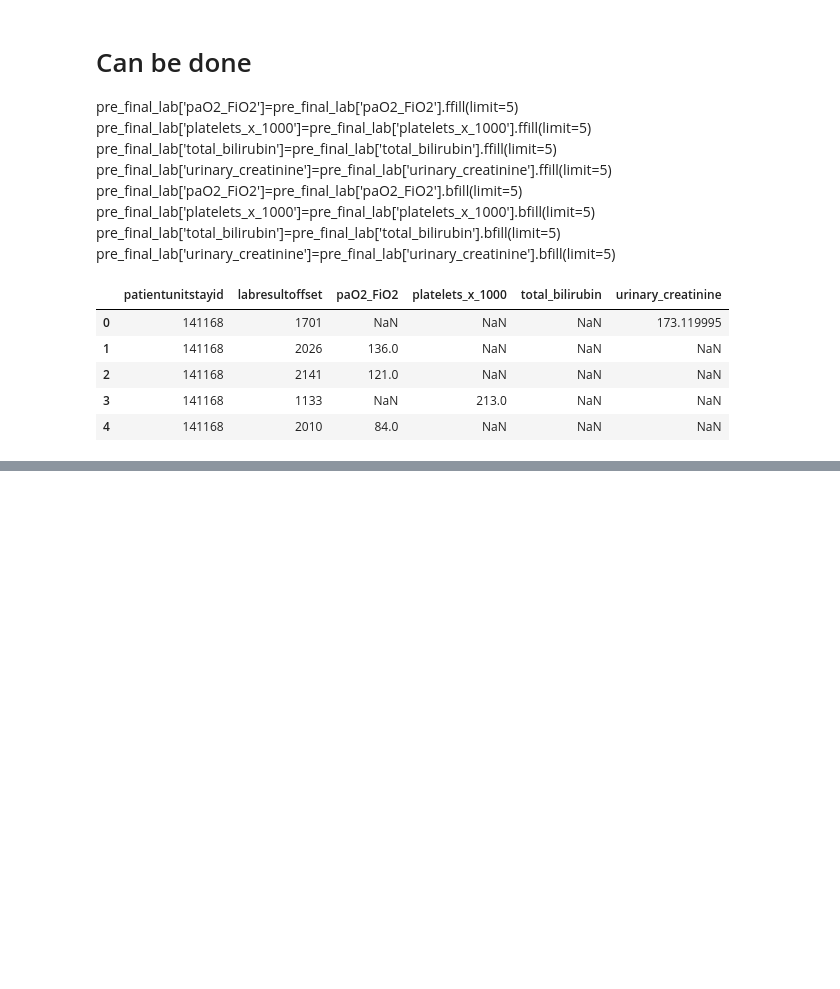
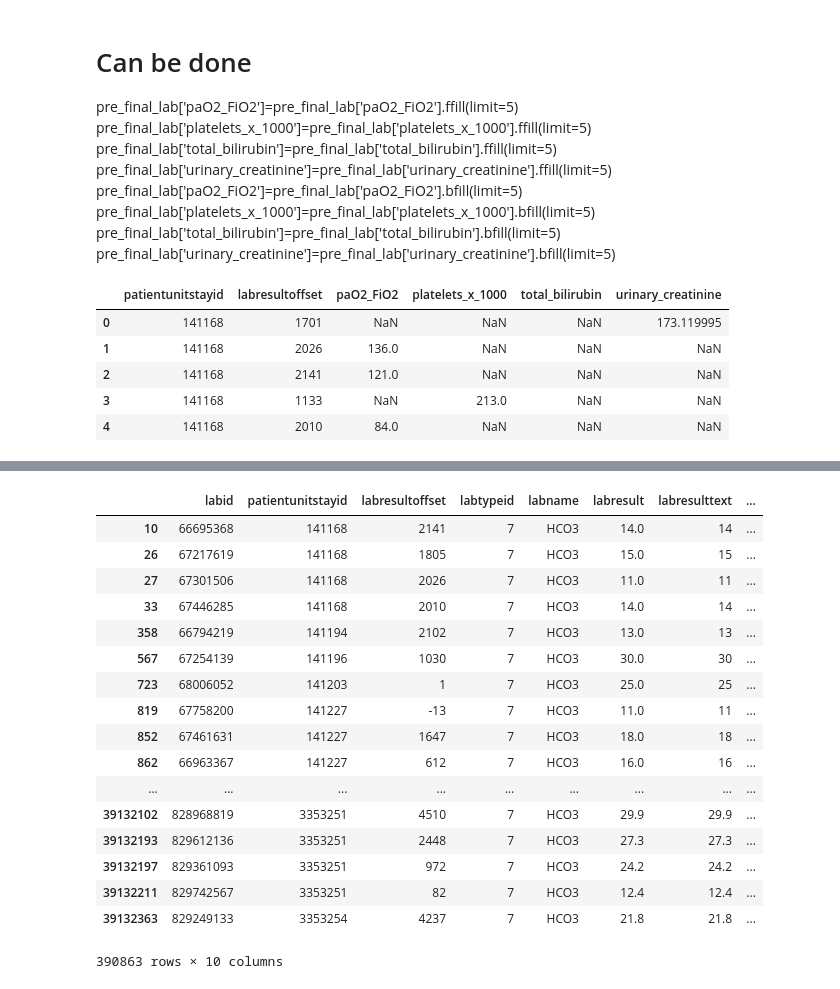
Before and after one commit to Ronet05/GSoC-CBMI-eICU, a Jupyter notebook: Labs ready.ipynb, the cells around one changed output, grey strips where cells are left out. Saved outputs shown, nothing was run; the diff lists cells and outputs as text; code cells hidden in the pictures; blank space fills up the shorter version.

Commit message:
Adding additional features to labs table

```diff
--- a/Labs ready.ipynb
+++ b/Labs ready.ipynb
@@ -109,0 +121,8 @@ pre_final_lab.head()
+# %%
+df_lab=pd.read_csv('lab.csv',chunksize=10000)
+# %%
+arr=[]
+for chunk in df_lab:
+    arr.append(chunk)
+# %%
+df_lab=pd.concat(arr,sort=False)
@@ -109,0 +138,21 @@ pre_final_lab.head()
+# %%
+df_lab.loc[df_lab['labname'].str.contains('HCO3')]
+# %% [output]
+|  | labid | patientunitstayid | labresultoffset | labtypeid | labname | labresult | labresulttext | ... |
+| 10 | 66695368 | 141168 | 2141 | 7 | HCO3 | 14.0 | 14 | ... |
+| 26 | 67217619 | 141168 | 1805 | 7 | HCO3 | 15.0 | 15 | ... |
+| 27 | 67301506 | 141168 | 2026 | 7 | HCO3 | 11.0 | 11 | ... |
+| 33 | 67446285 | 141168 | 2010 | 7 | HCO3 | 14.0 | 14 | ... |
+| 358 | 66794219 | 141194 | 2102 | 7 | HCO3 | 13.0 | 13 | ... |
+| 567 | 67254139 | 141196 | 1030 | 7 | HCO3 | 30.0 | 30 | ... |
+| 723 | 68006052 | 141203 | 1 | 7 | HCO3 | 25.0 | 25 | ... |
+| 819 | 67758200 | 141227 | -13 | 7 | HCO3 | 11.0 | 11 | ... |
+| 852 | 67461631 | 141227 | 1647 | 7 | HCO3 | 18.0 | 18 | ... |
+| 862 | 66963367 | 141227 | 612 | 7 | HCO3 | 16.0 | 16 | ... |
+| ... | ... | ... | ... | ... | ... | ... | ... | ... |
+| 39132102 | 828968819 | 3353251 | 4510 | 7 | HCO3 | 29.9 | 29.9 | ... |
+| 39132193 | 829612136 | 3353251 | 2448 | 7 | HCO3 | 27.3 | 27.3 | ... |
+| 39132197 | 829361093 | 3353251 | 972 | 7 | HCO3 | 24.2 | 24.2 | ... |
+| 39132211 | 829742567 | 3353251 | 82 | 7 | HCO3 | 12.4 | 12.4 | ... |
+| 39132363 | 829249133 | 3353254 | 4237 | 7 | HCO3 | 21.8 | 21.8 | ... |
+390863 rows × 10 columns
```
Also changed, not shown: parts of 12 cells of this notebook.
